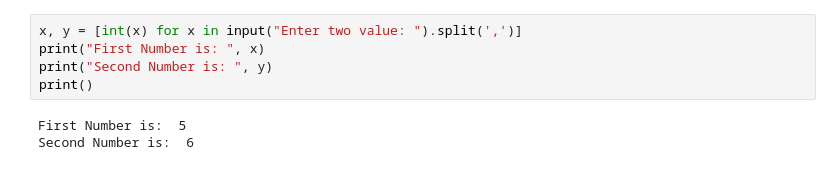
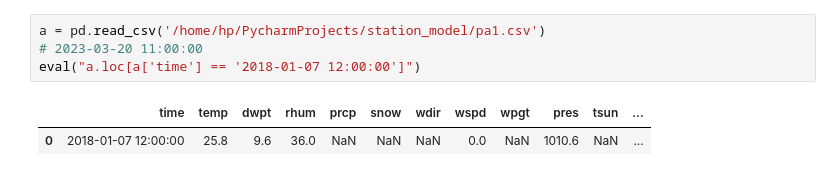
Before and after one commit to Pavan-lanka/practice_repo, a Jupyter notebook: station_practice_nb.ipynb, the cells around one changed output. Saved outputs shown, nothing was run; the diff lists cells and outputs as text.

```diff
--- a/station_practice_nb.ipynb
+++ b/station_practice_nb.ipynb
@@ -358,8 +423,7 @@ while i == 0:
-# %%
-x, y = [int(x) for x in input("Enter two value: ").split(',')]
-print("First Number is: ", x)
-print("Second Number is: ", y)
-print()
-# %% [output]
-First Number is:  5
-Second Number is:  6
+# %%
+a = pd.read_csv('/home/hp/PycharmProjects/station_model/pa1.csv')
+# 2023-03-20 11:00:00
+eval("a.loc[a['time'] == '2018-01-07 12:00:00']")
+# %% [output]
+|  | time | temp | dwpt | rhum | prcp | snow | wdir | wspd | wpgt | pres | tsun | ... |
+| 0 | 2018-01-07 12:00:00 | 25.8 | 9.6 | 36.0 | NaN | NaN | NaN | 0.0 | NaN | 1010.6 | NaN | ... |
```
Also changed, not shown: parts of 2 cells of this notebook, 1 other file.
